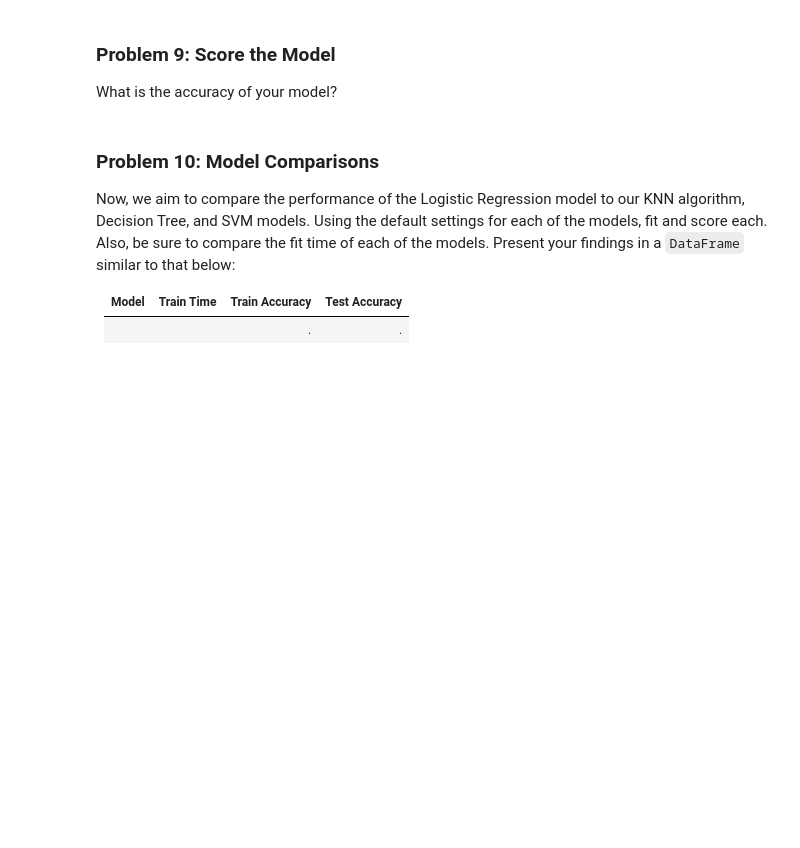
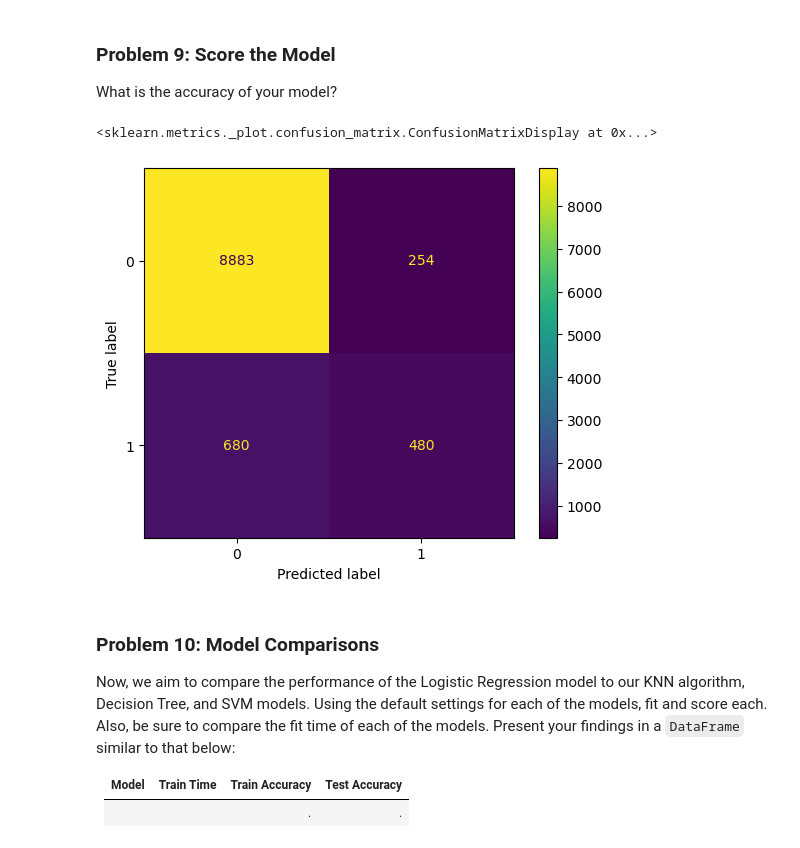
Before and after one commit to joxborrow/comparing_classifiers, a Jupyter notebook: prompt_III.ipynb, the cells around one changed output. Cells and saved outputs as stored; diff of their text form; code cells hidden in the pictures; blank space fills up the shorter version.

```diff
--- a/prompt_III.ipynb
+++ b/prompt_III.ipynb
@@ -198,7 +202,7 @@ See the caveats in the documentation: https://pandas.pydata.org/pandas-docs/stab
 # %%
 # Encode the descriptive features
 ct = make_column_transformer((StandardScaler(), make_column_selector(dtype_include=np.number)),
-                             (OneHotEncoder(), make_column_selector(dtype_include=object)))
+                             (OneHotEncoder(drop='first'), make_column_selector(dtype_include=object)))
 X = pd.DataFrame(ct.fit_transform(X), columns=ct.get_feature_names_out())
 X.head()
 # %% [output]
@@ -250,10 +254,28 @@ weighted avg       0.79      0.89      0.83     10297
 ### Problem 8: A Simple Model
 
 Use Logistic Regression to build a basic model on your data.
+# %%
+# Initialize Estimators
+standard_scaler = StandardScaler()
+lr_clf = LogisticRegression()
+
+# Fit a pipeline
+lr_pipe = Pipeline([
+    ('standard_scaler', standard_scaler),
+    ('logistic_regression', lr_clf)
+])
+
+lr_pipe.fit(X_train, y_train)
+lr_preds = lr_pipe.predict(X_test)
 # %% [markdown]
 ### Problem 9: Score the Model
 
 What is the accuracy of your model?
+# %%
+ConfusionMatrixDisplay(confusion_matrix(y_test, lr_preds)).plot()
+# %% [output]
+<sklearn.metrics._plot.confusion_matrix.ConfusionMatrixDisplay at 0x...>
+[figure, added]
 # %% [markdown]
 ### Problem 10: Model Comparisons
 
```
Also changed, not shown: parts of 6 cells of this notebook.
